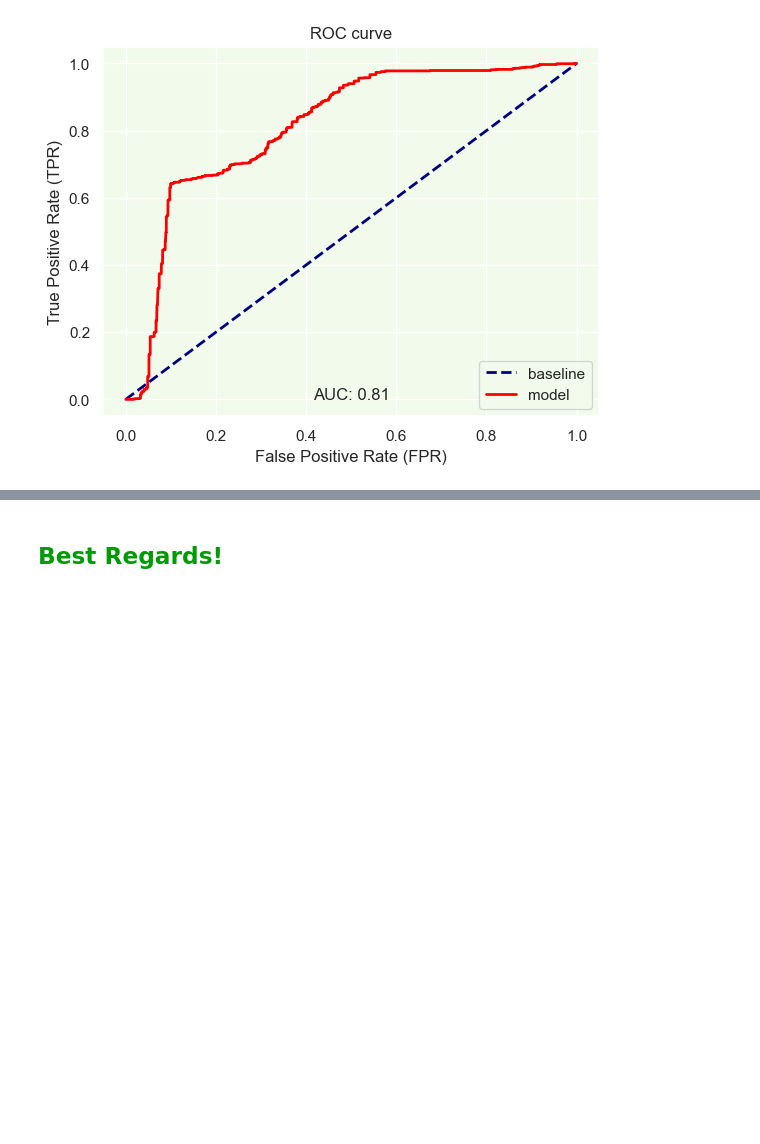
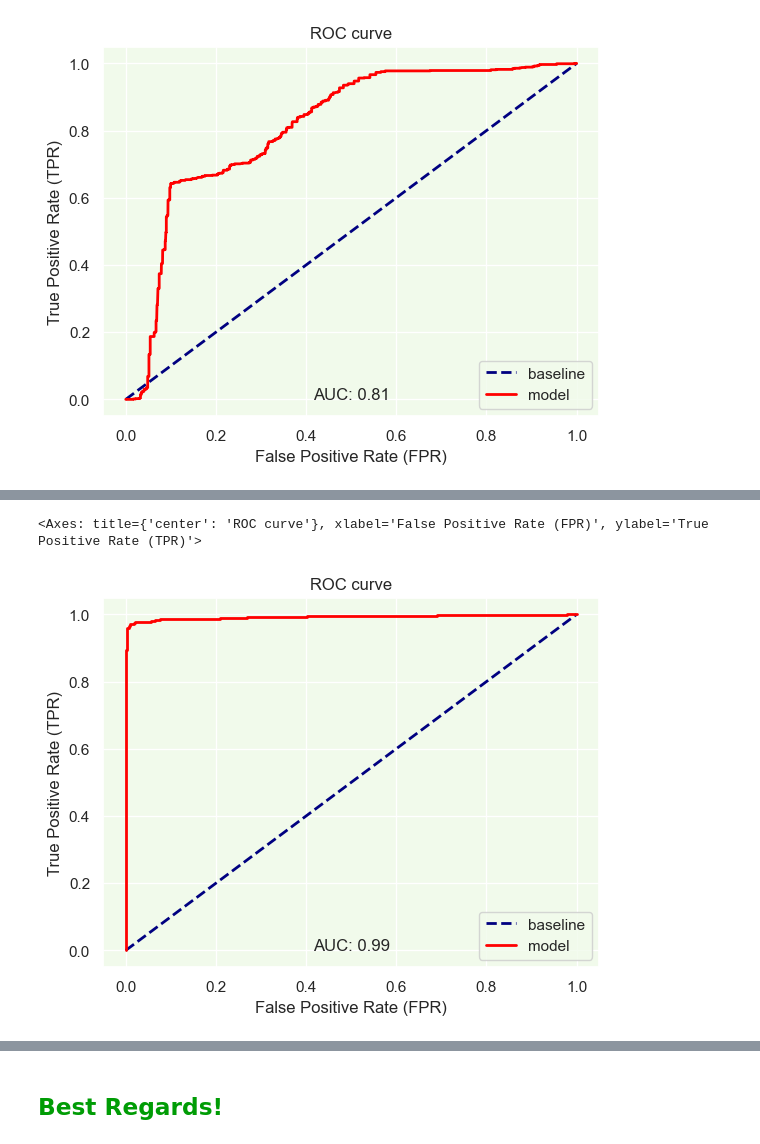
Before and after one commit to plozano0/Hands-On-Data-Analysis-with-Pandas-2nd-Edition, a Jupyter notebook: Lozano_P_Final_Project.ipynb, the cells around one changed output, grey strips where cells are left out. Drawn from its saved outputs; the diff is of its cells as text; code cells hidden in the pictures; blank space fills up the shorter version.

Commit message:
Completed Final Project

```diff
--- a/Lozano_P_Final_Project.ipynb
+++ b/Lozano_P_Final_Project.ipynb
@@ -616,9 +595,16 @@ Our dataset has no missing values, eliminating the need for imputation or remova
 # %%
-prep_data = df_log_zscore[['satisfaction_level', 'last_evaluation', 'number_project', 'average_montly_hours','time_spend_company','Work_accident','promotion_last_5years', 'left']]
+# Build reduced feature set and target
+a = ['satisfaction_level', 'last_evaluation', 'number_project', 'average_montly_hours',
+     'time_spend_company', 'Work_accident', 'promotion_last_5years', 'left']
+prep_data = df_log_zscore[a].copy()
 
 # Separate features (X) and target variable (y)
-X = prep_data.drop(['left', 'last_evaluation','average_montly_hours'], axis=1)
-y = prep_data['left']
+X = prep_data.drop(['left', 'last_evaluation', 'average_montly_hours'], axis=1)
+
+# For testing side by side
+X_with = prep_data.drop(['left'], axis=1)
+
+y = prep_data['left'].astype(int)
 # %% [markdown]
 <div style="border-radius:10px; padding: 15px; background-color: #f0ffe3; font-size:115%; text-align:left; color: black">
 
@@ -805,4 +810,5 @@ Finally, I am going to split the data into a training set and a testing set. Thi
 # %%
 # Define the features (X) and the output labels (y)
-X = df_encoded.drop('left', axis=1)
-y = df_encoded['left']
+# X = df_log_zscore.drop('left', axis=1)
+# X = X_with
+# y = df_log_zscore['left']
@@ -823 +815,5 @@ X_train, X_test, y_train, y_test = train_test_split(X, y, test_size=0.2, random_
+# %%
+# Splitting data into train and test sets
+# X_train, X_test, y_train, y_test = train_test_split(X, y, test_size=0.2, random_state=0, stratify=y)
+X_train, X_test, y_train, y_test = train_test_split(X_with, y, test_size=0.2, random_state=0, stratify=y)
 # %% [markdown]
@@ -882,8 +882,8 @@ I'll set up the hyperparameters grid and utilize the __tune_regressor_hyperparam
 # %%
 # Define the parameters for grid search
 xgb_param_grid = {
-    'max_depth': [4, 5],
-    'learning_rate': [0.01, 0.1, 0.2, 0.3],
-    'n_estimators': [200, 250, 300],
-    'min_child_weight': [2, 3, 4]
+    'max_depth': [3, 6], # Typical range is 3-8; adjusted from [4, 5]
+    'learning_rate': [0.01, 0.1, 0.18, 0.3],
+    'n_estimators': [220, 250, 400],
+    'min_child_weight': [2, 3, 5] # adjusted from 2, 3, 4
 }
@@ -946 +995,6 @@ xgb_result = evaluate_model(best_xgb, X_train, y_train, X_test, y_test, 'XGBoost
+# %%
+plot_roc(y_test, best_xgb.predict(X_test))
+# %% [output]
+<Axes: title={'center': 'ROC curve'}, xlabel='False Positive Rate (FPR)', ylabel='True Positive Rate (TPR)'>
+[figure, added]
 # %% [markdown]
```
Also changed, not shown: parts of 86 cells of this notebook.
